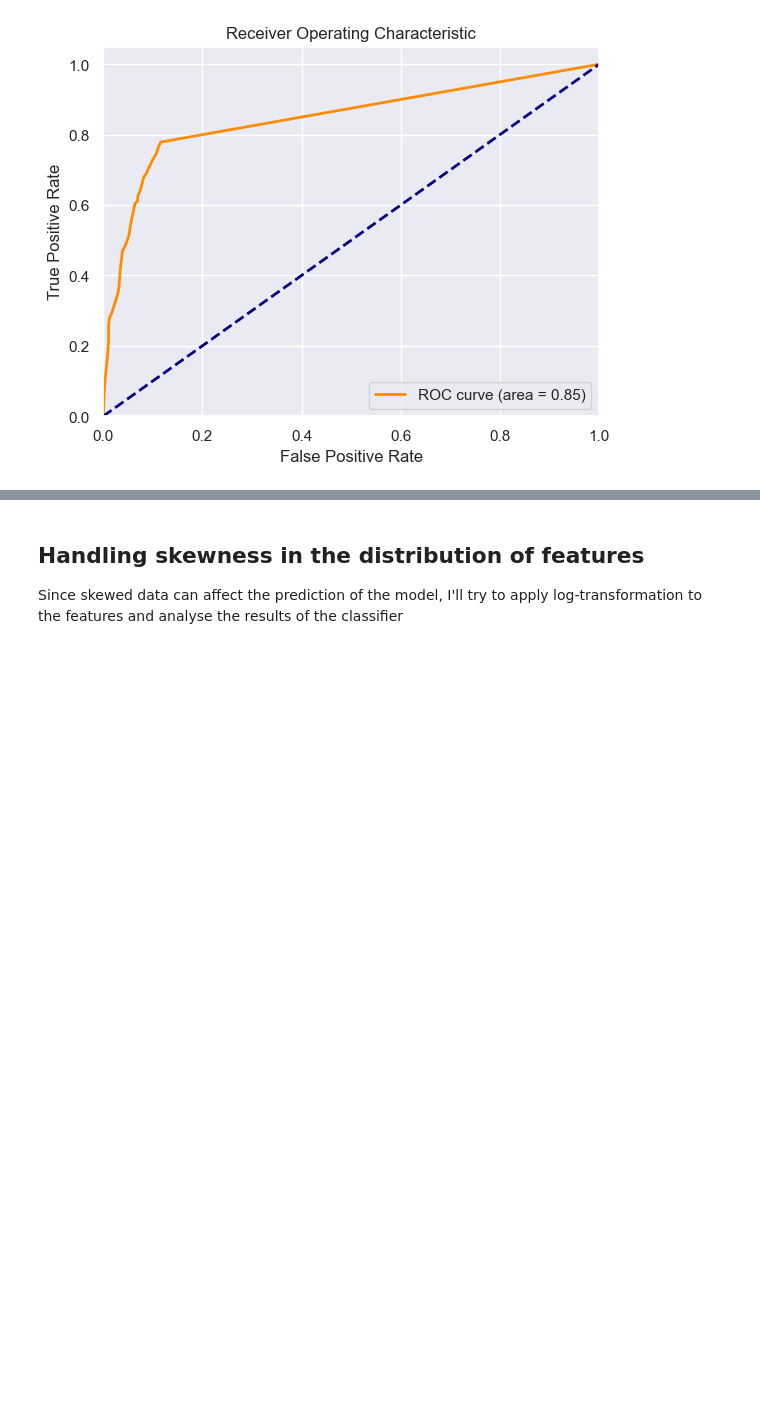
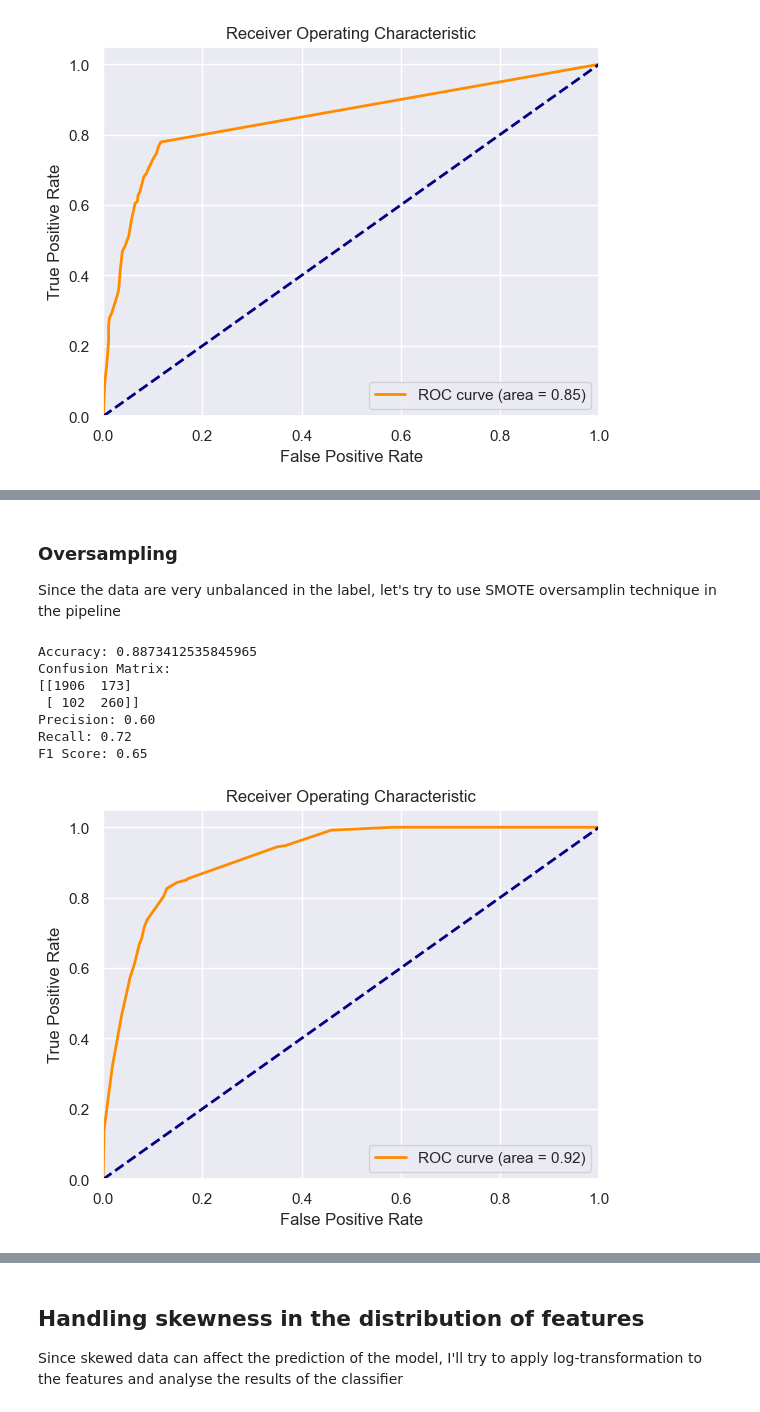
Before and after one commit to alessandroAbati/Online-Shoppers-Purchasing-Intention-Prediction, a Jupyter notebook: main.ipynb, the cells around one changed output, grey strips where cells are left out. Drawn from its saved outputs; the diff is of its cells as text; code cells hidden in the pictures; blank space fills up the shorter version.

```diff
--- a/main.ipynb
+++ b/main.ipynb
@@ -505,0 +561,59 @@ F1 Score: 0.59
+# %% [markdown]
+### Oversampling
+Since the data are very unbalanced in the label, let's try to use SMOTE oversamplin technique in the pipeline
+# %%
+from imblearn.pipeline import Pipeline as ImbPipeline
+from imblearn.over_sampling import SMOTE
+
+pipe = ImbPipeline([
+    ('scaler', StandardScaler()),
+    ('smote', SMOTE(random_state=42)),
+    ('classifier', DecisionTreeClassifier(criterion='entropy', max_depth=5, min_samples_leaf=4, min_samples_split=5, random_state=42))
+])
+
+# Fit and predict
+pipe.fit(X_train, y_train)
+y_pred = pipe.predict(X_test)
+
+# Predict probabilities for the test data
+y_probs = pipe.predict_proba(X_test)[:, 1]  # get the probability of the positive class
+
+# Evaluate the model
+accuracy = accuracy_score(y_test, y_pred)
+conf_matrix = confusion_matrix(y_test, y_pred)
+
+# Calculate Precision, Recall, and F1 score
+precision = precision_score(y_test, y_pred)
+recall = recall_score(y_test, y_pred)
+f1 = f1_score(y_test, y_pred)
+
+print(f'Accuracy: {accuracy}')
+print(f'Confusion Matrix:\n{conf_matrix}')
+print(f'Precision: {precision:.2f}')
+print(f'Recall: {recall:.2f}')
+print(f'F1 Score: {f1:.2f}')
+
+# Calculate ROC Curve and AUC
+fpr, tpr, thresholds = roc_curve(y_test, y_probs)
+roc_auc = auc(fpr, tpr)
+
+# Plot the ROC Curve
+plt.figure()
+plt.plot(fpr, tpr, color='darkorange', lw=2, label='ROC curve (area = %0.2f)' % roc_auc)
+plt.plot([0, 1], [0, 1], color='navy', lw=2, linestyle='--')
+plt.xlim([0.0, 1.0])
+plt.ylim([0.0, 1.05])
+plt.xlabel('False Positive Rate')
+plt.ylabel('True Positive Rate')
+plt.title('Receiver Operating Characteristic')
+plt.legend(loc="lower right")
+plt.show()
+# %% [output]
+Accuracy: 0.8873412535845965
+Confusion Matrix:
+[[1906  173]
+ [ 102  260]]
+Precision: 0.60
+Recall: 0.72
+F1 Score: 0.65
+[figure, added]
```
Also changed, not shown: parts of 6 cells of this notebook.
